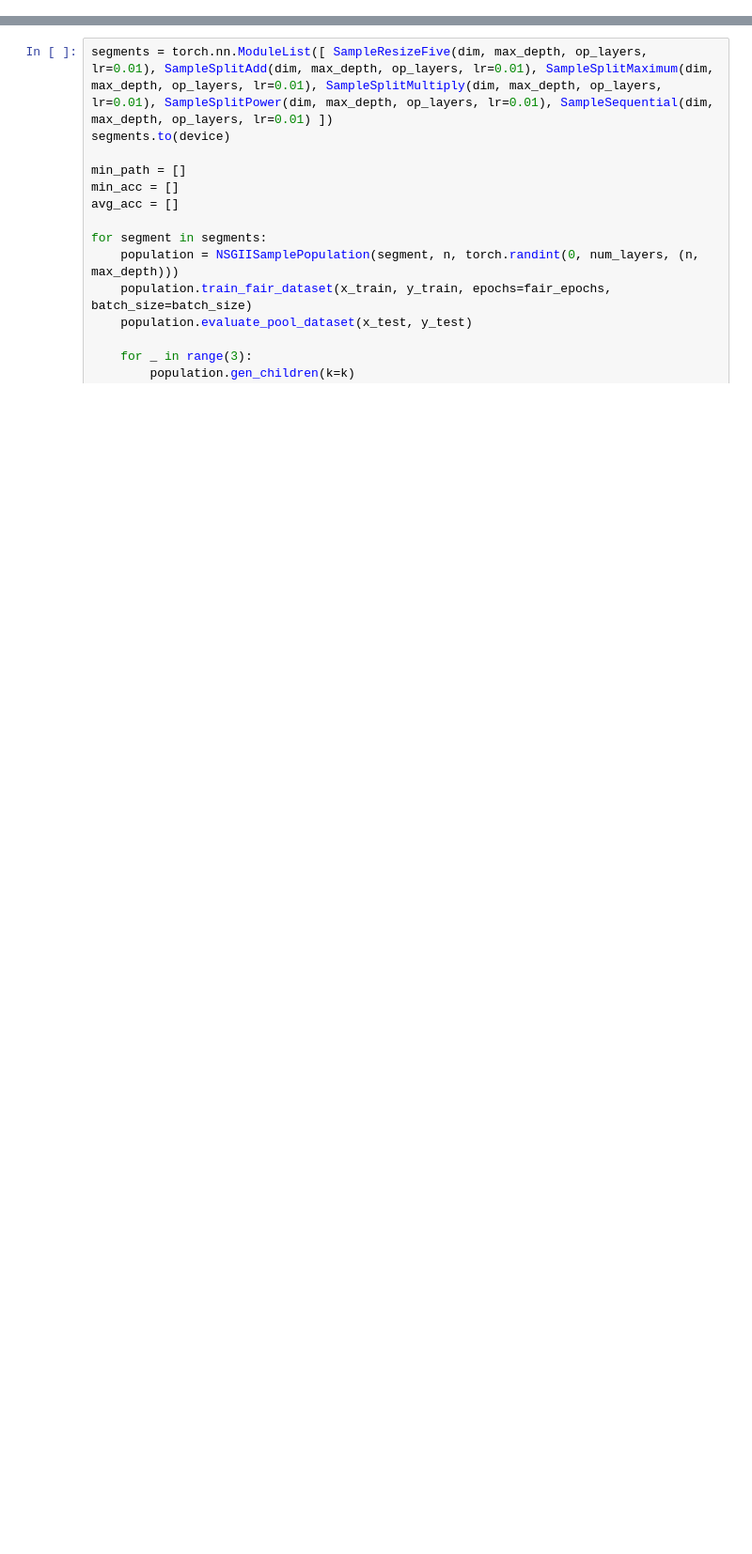
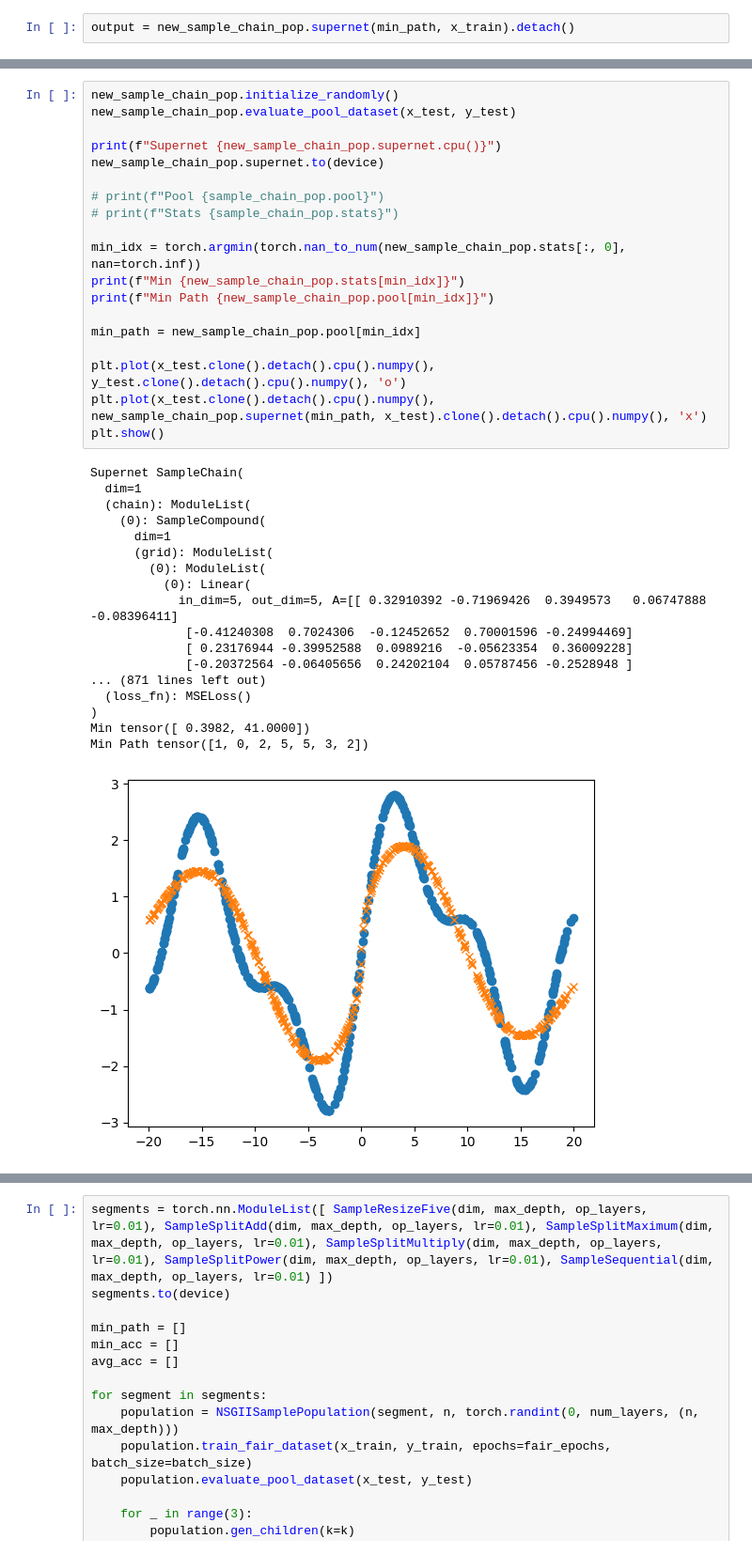
Before and after one commit to devovevo/AutoTorch-Zero, a Jupyter notebook: testing3.ipynb, the cells around one changed output, grey strips where cells are left out. Shown at 94% size. Saved outputs shown, nothing was run; the diff lists cells and outputs as text; blank space fills up the shorter version.

```diff
--- a/testing3.ipynb
+++ b/testing3.ipynb
@@ -70 +144,3 @@ k = 3
+# %%
+output = new_sample_chain_pop.supernet(min_path, x_train).detach()
 # %%
@@ -86,0 +150,38 @@ tensor([[0, 0, 2, 3, 3, 5, 2, 1],
+# %%
+new_sample_chain_pop.initialize_randomly()
+new_sample_chain_pop.evaluate_pool_dataset(x_test, y_test)
+
+print(f"Supernet {new_sample_chain_pop.supernet.cpu()}")
+new_sample_chain_pop.supernet.to(device)
+
+# print(f"Pool {sample_chain_pop.pool}")
+# print(f"Stats {sample_chain_pop.stats}")
+
+min_idx = torch.argmin(torch.nan_to_num(new_sample_chain_pop.stats[:, 0], nan=torch.inf))
+print(f"Min {new_sample_chain_pop.stats[min_idx]}")
+print(f"Min Path {new_sample_chain_pop.pool[min_idx]}")
+
+min_path = new_sample_chain_pop.pool[min_idx]
+
+plt.plot(x_test.clone().detach().cpu().numpy(), y_test.clone().detach().cpu().numpy(), 'o')
+plt.plot(x_test.clone().detach().cpu().numpy(), new_sample_chain_pop.supernet(min_path, x_test).clone().detach().cpu().numpy(), 'x')
+plt.show()
+# %% [output]
+Supernet SampleChain(
+  dim=1
+  (chain): ModuleList(
+    (0): SampleCompound(
+      dim=1
+      (grid): ModuleList(
+        (0): ModuleList(
+          (0): Linear(
+            in_dim=5, out_dim=5, A=[[ 0.32910392 -0.71969426  0.3949573   0.06747888 -0.08396411]
+             [-0.41240308  0.7024306  -0.12452652  0.70001596 -0.24994469]
+             [ 0.23176944 -0.39952588  0.0989216  -0.05623354  0.36009228]
+             [-0.20372564 -0.06405656  0.24202104  0.05787456 -0.2528948 ]
+... (871 lines left out)
+  (loss_fn): MSELoss()
+)
+Min tensor([ 0.3982, 41.0000])
+Min Path tensor([1, 0, 2, 5, 5, 3, 2])
+[figure, added]
```
Also changed, not shown: parts of 38 cells of this notebook, 22 other files.
